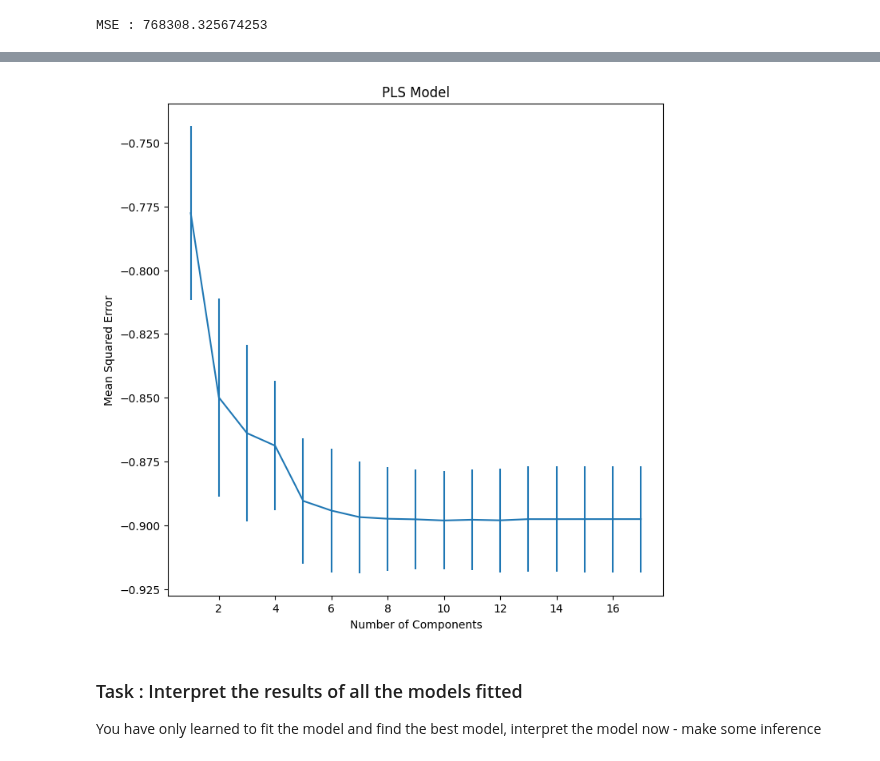
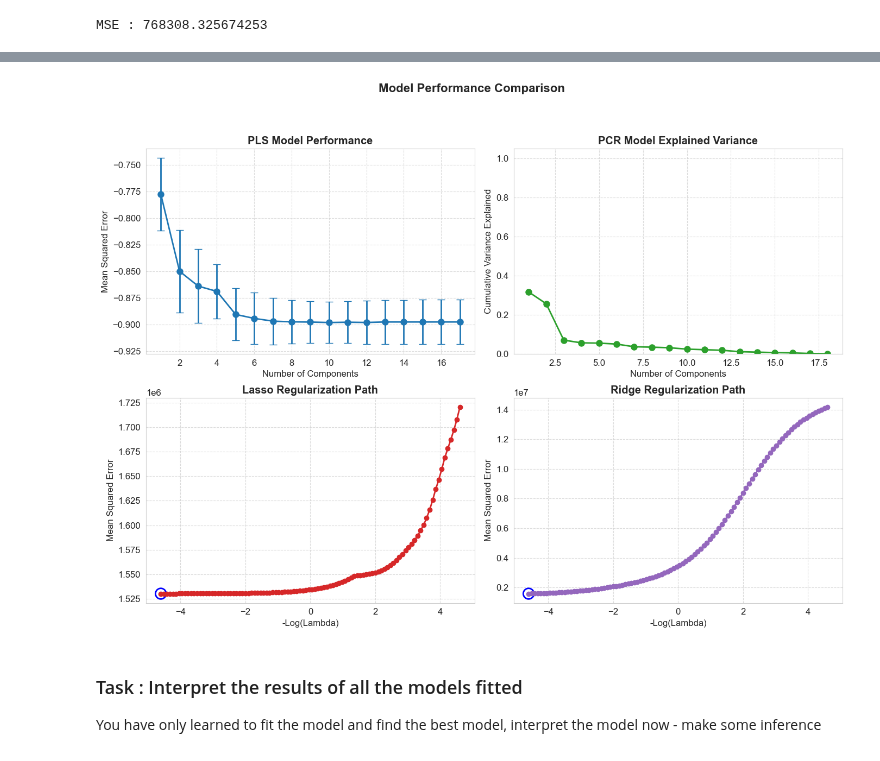
Before and after one commit to kkkamur07/ISL-Learning, a Jupyter notebook: Regularization/regularization-questions.ipynb, the cells around one changed output, grey strips where cells are left out. Drawn from its saved outputs; the diff is of its cells as text; code cells hidden in the pictures.

Commit message:
regularization-done

```diff
--- a/Regularization/regularization-questions.ipynb
+++ b/Regularization/regularization-questions.ipynb
@@ -274,21 +263,64 @@ plt.show()
-# %%
-# PLS Regression
-pls = PLSRegression()
-ncomps = np.arange(1, 18)
-grid = {'pls__n_components': ncomps}
-pipe = Pipeline([('scaler', scaler), ('pls', pls)])
-grid_search = skm.GridSearchCV(pipe, grid, cv=cv)
-grid_search.fit(x,y)
-grid_search.best_estimator_
-
-pls_fig, ax = plt.subplots(figsize=(8,8))
-ax.errorbar(ncomps, -grid_search.cv_results_['mean_test_score'], grid_search.cv_results_['std_test_score'])
-ax.set_xlabel("Number of Components")
-ax.set_ylabel("Mean Squared Error")
-ax.set_title("PLS Model")
-plt.show()
-# %% [output]
-[figure, removed]
+# %%
+import seaborn as sns
+# Set style for better aesthetics
+sns.set_style("whitegrid")
+plt.rcParams.update({'font.size': 12})
+
+# Create figure with subplots
+fig, axes = plt.subplots(2, 2, figsize=(14, 10))
+axes = axes.flatten()
+
+# 1. PLS Model
+axes[0].errorbar(ncomps, -grid_search.cv_results_['mean_test_score'],
+                yerr=grid_search.cv_results_['std_test_score'],
+                marker='o', markersize=8, capsize=5, elinewidth=2, linewidth=2)
+axes[0].set_xlabel("Number of Components")
+axes[0].set_ylabel("Mean Squared Error")
+axes[0].set_title("PLS Model Performance", fontweight="bold")
+axes[0].grid(True, linestyle='--', alpha=0.7)
+
+# 2. PCR Model
+axes[1].plot(comps, var_exp, 'o-', linewidth=2, color='#2ca02c', markersize=8)
+axes[1].set_xlabel("Number of Components")
+axes[1].set_ylabel("Cumulative Variance Explained")
+axes[1].set_title("PCR Model Explained Variance", fontweight="bold")
+axes[1].grid(True, linestyle='--', alpha=0.7)
+axes[1].set_ylim([0, 1.05])
+
+# 3. Lasso Model
+lasso_line = axes[2].plot(-np.log(lambdas), lassoCV.mse_path_.mean(axis=1), 'o-',
+                         linewidth=2, color='#d62728', markersize=6)
+axes[2].set_xlabel("-Log(Lambda)")
+axes[2].set_ylabel("Mean Squared Error")
+axes[2].set_title("Lasso Regularization Path", fontweight="bold")
+axes[2].grid(True, linestyle='--', alpha=0.7)
+
+# Add optimal lambda marker
+best_lasso_idx = np.argmin(lassoCV.mse_path_.mean(axis=1))
+axes[2].scatter(-np.log(lambdas[best_lasso_idx]),
+               lassoCV.mse_path_.mean(axis=1)[best_lasso_idx],
+               s=200, facecolors='none', edgecolors='blue', linewidth=2)
+
+# 4. Ridge Model
+ridge_line = axes[3].plot(-np.log(lambdas), ridgeCV.mse_path_.mean(axis=1), 'o-',
+                         linewidth=2, color='#9467bd', markersize=6)
+axes[3].set_xlabel("-Log(Lambda)")
+axes[3].set_ylabel("Mean Squared Error")
+axes[3].set_title("Ridge Regularization Path", fontweight="bold")
+axes[3].grid(True, linestyle='--', alpha=0.7)
+
+# Add optimal lambda marker
+best_ridge_idx = np.argmin(ridgeCV.mse_path_.mean(axis=1))
+axes[3].scatter(-np.log(lambdas[best_ridge_idx]),
+               ridgeCV.mse_path_.mean(axis=1)[best_ridge_idx],
+               s=200, facecolors='none', edgecolors='blue', linewidth=2)
+
+plt.tight_layout()
+plt.suptitle("Model Performance Comparison", fontsize=16, fontweight="bold", y=1.02)
+plt.subplots_adjust(top=0.9)
+plt.show()
+# %% [output]
+[figure, added]
 # %% [markdown]
 ### Task :  Interpret the results of all the models fitted
 
```
Also changed, not shown: parts of 31 cells of this notebook, 1 other file.
